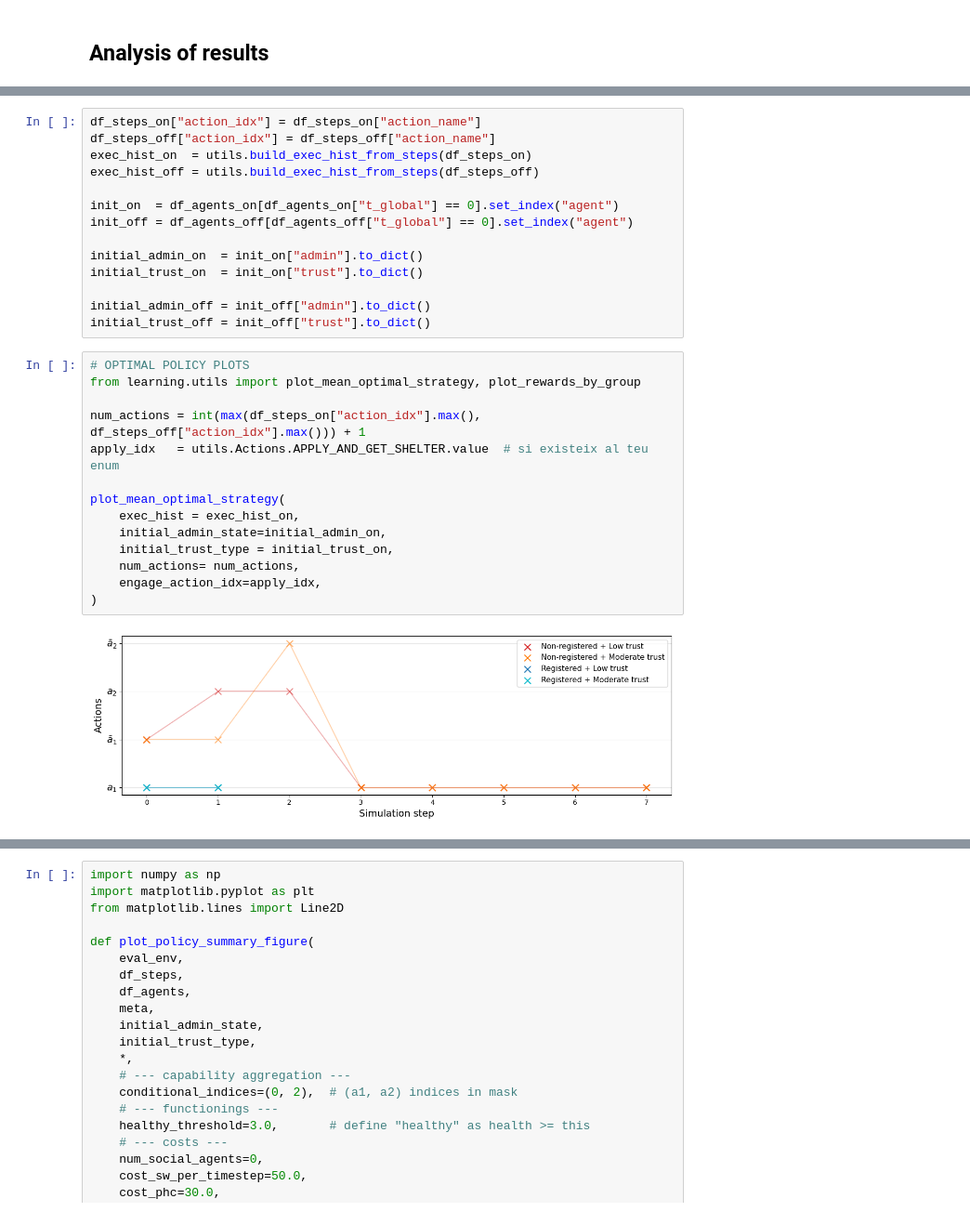
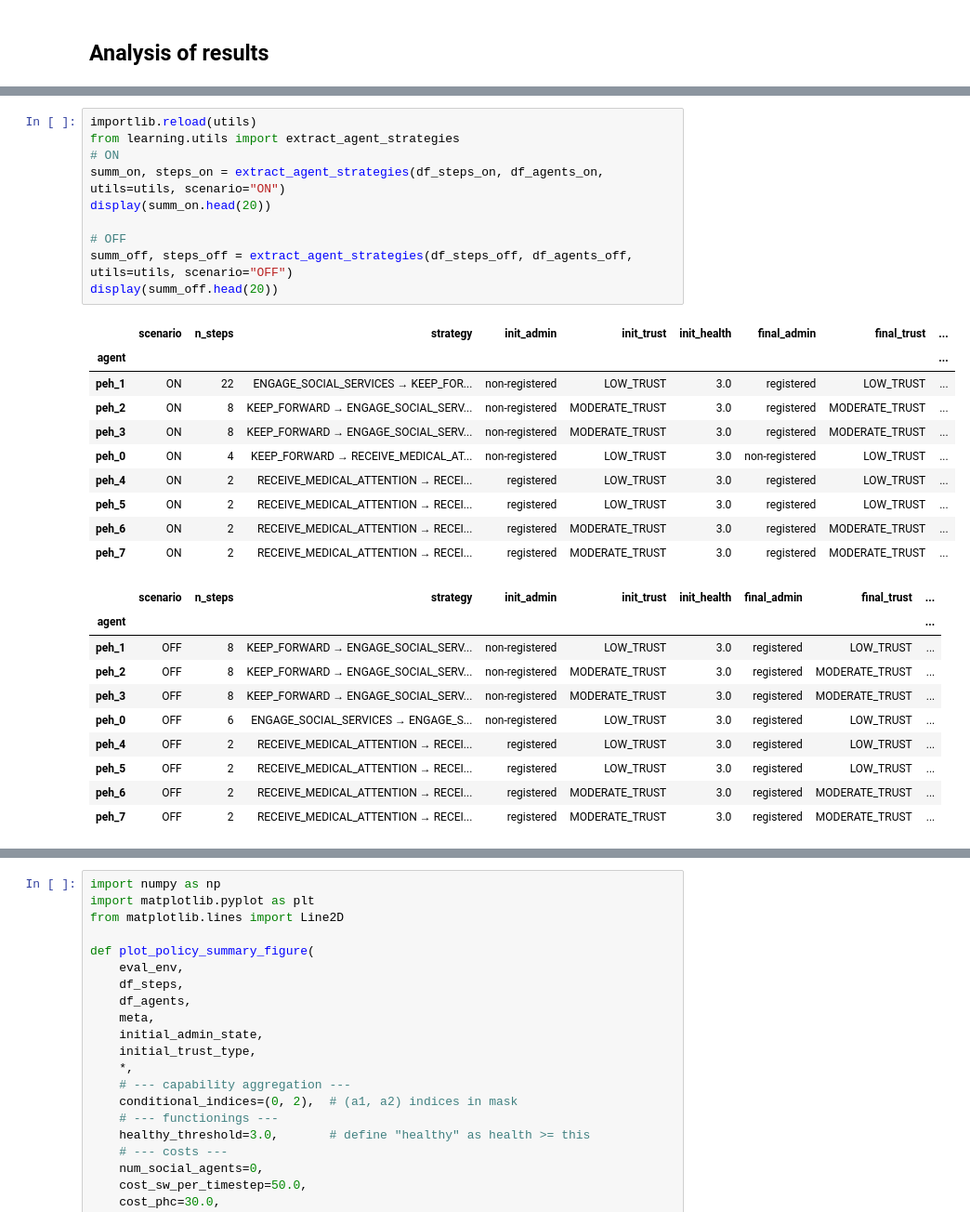
Before and after one commit to albaaguilera/Inclusive-Healthcare, a Jupyter notebook: analysis.ipynb, the cells around one changed output, grey strips where cells are left out. Shown at 93% size. Cells and saved outputs as stored; diff of their text form.

```diff
--- a/analysis.ipynb
+++ b/analysis.ipynb
@@ -79,30 +82,31 @@ display(df_agents_on.head())
-# %%
-df_steps_on["action_idx"] = df_steps_on["action_name"]
-df_steps_off["action_idx"] = df_steps_off["action_name"]
-exec_hist_on  = utils.build_exec_hist_from_steps(df_steps_on)
-exec_hist_off = utils.build_exec_hist_from_steps(df_steps_off)
-
-init_on  = df_agents_on[df_agents_on["t_global"] == 0].set_index("agent")
-init_off = df_agents_off[df_agents_off["t_global"] == 0].set_index("agent")
-
-initial_admin_on  = init_on["admin"].to_dict()
-initial_trust_on  = init_on["trust"].to_dict()
-
-initial_admin_off = init_off["admin"].to_dict()
-initial_trust_off = init_off["trust"].to_dict()
-# %%
-# OPTIMAL POLICY PLOTS
-from learning.utils import plot_mean_optimal_strategy, plot_rewards_by_group
-
-num_actions = int(max(df_steps_on["action_idx"].max(), df_steps_off["action_idx"].max())) + 1
-apply_idx   = utils.Actions.APPLY_AND_GET_SHELTER.value  # si existeix al teu enum
-
-plot_mean_optimal_strategy(
-    exec_hist = exec_hist_on,
-    initial_admin_state=initial_admin_on,
-    initial_trust_type = initial_trust_on,
-    num_actions= num_actions,
-    engage_action_idx=apply_idx,
-)
-# %% [output]
-[figure, removed]
+# %%
+importlib.reload(utils)
+from learning.utils import extract_agent_strategies
+# ON
+summ_on, steps_on = extract_agent_strategies(df_steps_on, df_agents_on, utils=utils, scenario="ON")
+display(summ_on.head(20))
+
+# OFF
+summ_off, steps_off = extract_agent_strategies(df_steps_off, df_agents_off, utils=utils, scenario="OFF")
+display(summ_off.head(20))
+# %% [output]
+|  | scenario | n_steps | strategy | init_admin | init_trust | init_health | final_admin | final_trust | ... |
+| agent |  |  |  |  |  |  |  |  | ... |
+| peh_1 | ON | 22 | ENGAGE_SOCIAL_SERVICES → KEEP_FOR... | non-registered | LOW_TRUST | 3.0 | registered | LOW_TRUST | ... |
+| peh_2 | ON | 8 | KEEP_FORWARD → ENGAGE_SOCIAL_SERV... | non-registered | MODERATE_TRUST | 3.0 | registered | MODERATE_TRUST | ... |
+| peh_3 | ON | 8 | KEEP_FORWARD → ENGAGE_SOCIAL_SERV... | non-registered | MODERATE_TRUST | 3.0 | registered | MODERATE_TRUST | ... |
+| peh_0 | ON | 4 | KEEP_FORWARD → RECEIVE_MEDICAL_AT... | non-registered | LOW_TRUST | 3.0 | non-registered | LOW_TRUST | ... |
+| peh_4 | ON | 2 | RECEIVE_MEDICAL_ATTENTION → RECEI... | registered | LOW_TRUST | 3.0 | registered | LOW_TRUST | ... |
+| peh_5 | ON | 2 | RECEIVE_MEDICAL_ATTENTION → RECEI... | registered | LOW_TRUST | 3.0 | registered | LOW_TRUST | ... |
+| peh_6 | ON | 2 | RECEIVE_MEDICAL_ATTENTION → RECEI... | registered | MODERATE_TRUST | 3.0 | registered | MODERATE_TRUST | ... |
+| peh_7 | ON | 2 | RECEIVE_MEDICAL_ATTENTION → RECEI... | registered | MODERATE_TRUST | 3.0 | registered | MODERATE_TRUST | ... |
+|  | scenario | n_steps | strategy | init_admin | init_trust | init_health | final_admin | final_trust | ... |
+| agent |  |  |  |  |  |  |  |  | ... |
+| peh_1 | OFF | 8 | KEEP_FORWARD → ENGAGE_SOCIAL_SERV... | non-registered | LOW_TRUST | 3.0 | registered | LOW_TRUST | ... |
+| peh_2 | OFF | 8 | KEEP_FORWARD → ENGAGE_SOCIAL_SERV... | non-registered | MODERATE_TRUST | 3.0 | registered | MODERATE_TRUST | ... |
+| peh_3 | OFF | 8 | KEEP_FORWARD → ENGAGE_SOCIAL_SERV... | non-registered | MODERATE_TRUST | 3.0 | registered | MODERATE_TRUST | ... |
+| peh_0 | OFF | 6 | ENGAGE_SOCIAL_SERVICES → ENGAGE_S... | non-registered | LOW_TRUST | 3.0 | registered | LOW_TRUST | ... |
+| peh_4 | OFF | 2 | RECEIVE_MEDICAL_ATTENTION → RECEI... | registered | LOW_TRUST | 3.0 | registered | LOW_TRUST | ... |
+| peh_5 | OFF | 2 | RECEIVE_MEDICAL_ATTENTION → RECEI... | registered | LOW_TRUST | 3.0 | registered | LOW_TRUST | ... |
+| peh_6 | OFF | 2 | RECEIVE_MEDICAL_ATTENTION → RECEI... | registered | MODERATE_TRUST | 3.0 | registered | MODERATE_TRUST | ... |
+| peh_7 | OFF | 2 | RECEIVE_MEDICAL_ATTENTION → RECEI... | registered | MODERATE_TRUST | 3.0 | registered | MODERATE_TRUST | ... |
```
Also changed, not shown: parts of 8 cells of this notebook, 5 other files.
